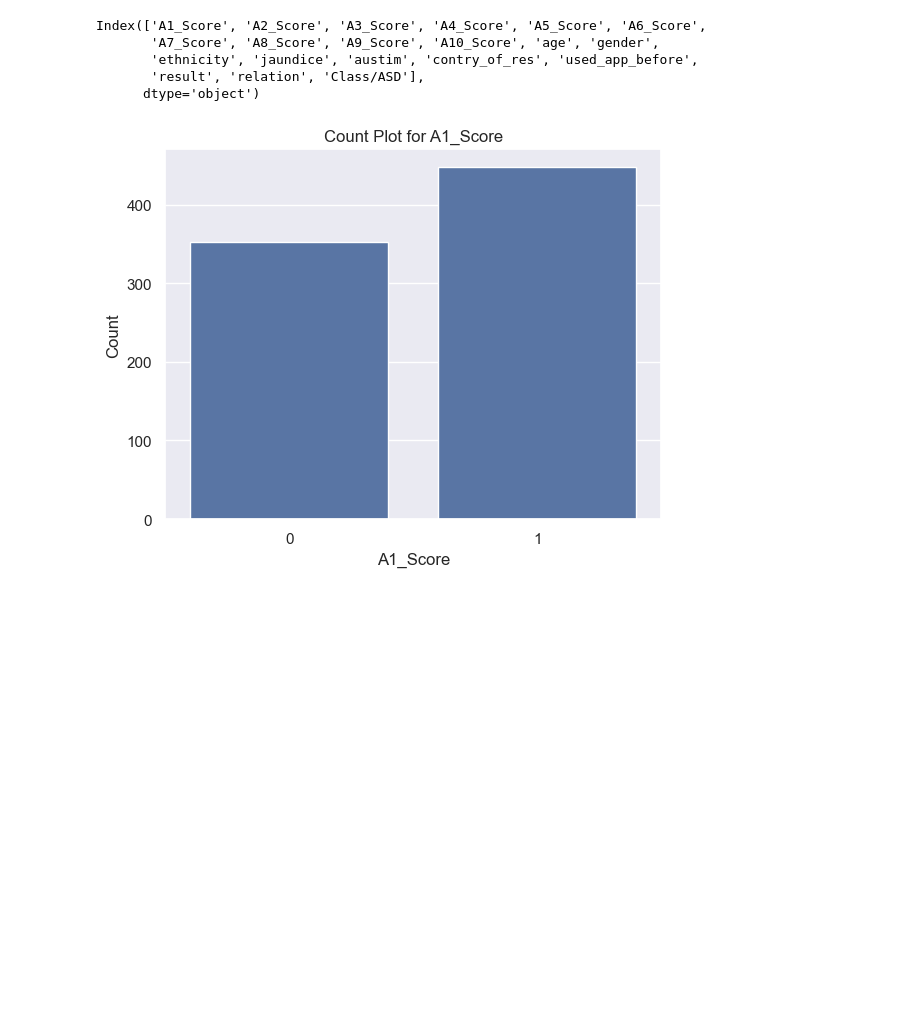
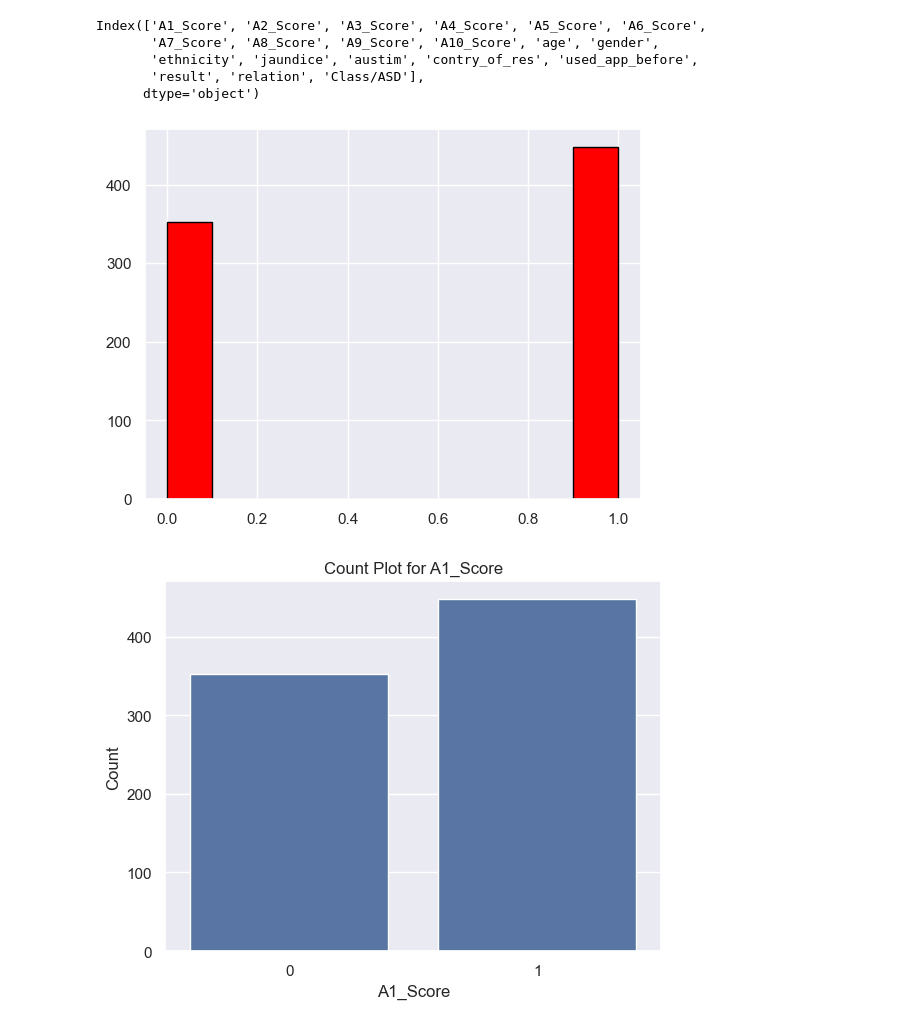
Before and after one commit to gargdivyansh1/MachineLearningProjects, a Jupyter notebook: Autism Prediction/first.ipynb, the cells around one changed output. Cells and saved outputs as stored; diff of their text form; code cells hidden in the pictures; blank space fills up the shorter version.

```diff
--- a/Autism Prediction/first.ipynb
+++ b/Autism Prediction/first.ipynb
@@ -306,0 +368,5 @@ Index(['A1_Score', 'A2_Score', 'A3_Score', 'A4_Score', 'A5_Score', 'A6_Score',
+# %%
+plt.hist(df['A1_Score'], color='red', edgecolor='black')
+plt.show()
+# %% [output]
+[figure, added]
```
Also changed, not shown: parts of 44 cells of this notebook, 1 other file.
